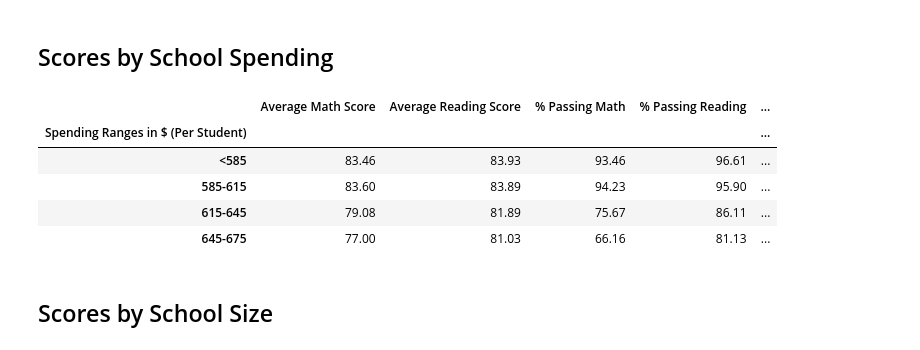
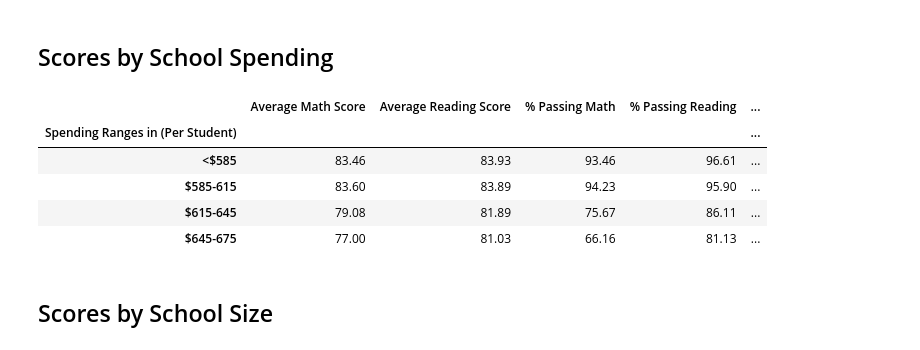
Before and after one commit to annasiatico/pandas-challenge, a Jupyter notebook: PyCitySchools/PyCitySchools.ipynb, the cells around one changed output. Saved outputs shown, nothing was run; the diff lists cells and outputs as text; code cells hidden in the pictures.

```diff
--- a/PyCitySchools/PyCitySchools.ipynb
+++ b/PyCitySchools/PyCitySchools.ipynb
@@ -232,20 +232,20 @@ school_spend_score = pd.merge(school_spend_df, per_student_budget_noindex, how="
 #school_spend_score
 # %%
 spending_bins = [0, 585, 615, 645, 675]
-group_names = ["<585", "585-615", "615-645", "645-675"]
+group_names = ["<$585", "$585-615", "$615-645", "$645-675"]
 
-school_spend_score["Spending Ranges in $ (Per Student)"] = pd.cut(school_spend_score["Per Student Budget"], spending_bins, labels=group_names)
+school_spend_score["Spending Ranges in (Per Student)"] = pd.cut(school_spend_score["Per Student Budget"], spending_bins, labels=group_names)
 school_spend_by_score = school_spend_score.drop(["Per Student Budget"], axis=1)
 
-school_spend_by_score = school_spend_by_score.groupby("Spending Ranges in $ (Per Student)")
+school_spend_by_score = school_spend_by_score.groupby("Spending Ranges in (Per Student)")
 school_spend_by_score.mean()
 # %% [output]
 |  | Average Math Score | Average Reading Score | % Passing Math | % Passing Reading | ... |
-| Spending Ranges in $ (Per Student) |  |  |  |  | ... |
-| <585 | 83.46 | 83.93 | 93.46 | 96.61 | ... |
-| 585-615 | 83.60 | 83.89 | 94.23 | 95.90 | ... |
-| 615-645 | 79.08 | 81.89 | 75.67 | 86.11 | ... |
-| 645-675 | 77.00 | 81.03 | 66.16 | 81.13 | ... |
+| Spending Ranges in (Per Student) |  |  |  |  | ... |
+| <$585 | 83.46 | 83.93 | 93.46 | 96.61 | ... |
+| $585-615 | 83.60 | 83.89 | 94.23 | 95.90 | ... |
+| $615-645 | 79.08 | 81.89 | 75.67 | 86.11 | ... |
+| $645-675 | 77.00 | 81.03 | 66.16 | 81.13 | ... |
 # %% [markdown]
 ## Scores by School Size
 # %%
```
Also changed, not shown: parts of 1 cell of this notebook.
